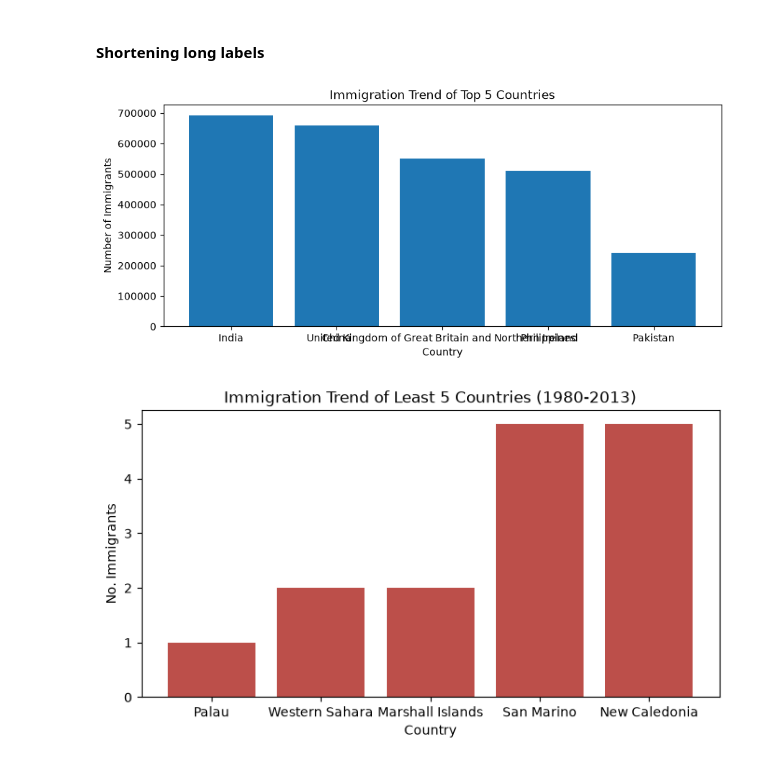
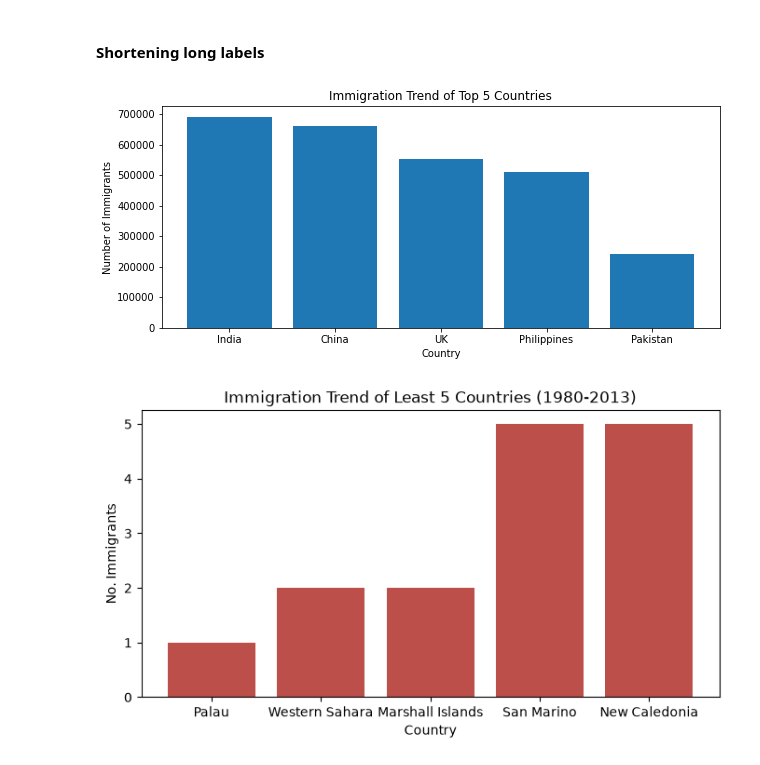
Before and after one commit to 1YahBoii/ibm-data-science-labs, a Jupyter notebook: course-8-data-visualization/module2_matplotlib_direct.ipynb, the cells around one changed output. Cells and saved outputs as stored; diff of their text form; code cells hidden in the pictures.

Commit message:
Shorten UK label in top-5 bar chart
Co-Authored-By: Claude Sonnet 5.5 <noreply@anthropic.com>

```diff
--- a/course-8-data-visualization/module2_matplotlib_direct.ipynb
+++ b/course-8-data-visualization/module2_matplotlib_direct.ipynb
@@ -302,16 +302,18 @@ label
 # %% [markdown]
 #### Shortening long labels
 # %%
+label[2] = 'UK'   # shorten the long name so the x-axis labels don't overlap
+
 fig, ax = plt.subplots(figsize=(10, 4))
 
 ax.bar(label, df_bar_5['Total'], label=label)
 ax.set_title('Immigration Trend of Top 5 Countries')
 ax.set_ylabel('Number of Immigrants')
 ax.set_xlabel('Country')
 
 plt.show()
 # %% [output]
-[figure, old version]
+[figure, new version]
 # %%
 least5 = df_sorted.tail().iloc[::-1].reset_index()
 labels=list(least5.Country)
```
